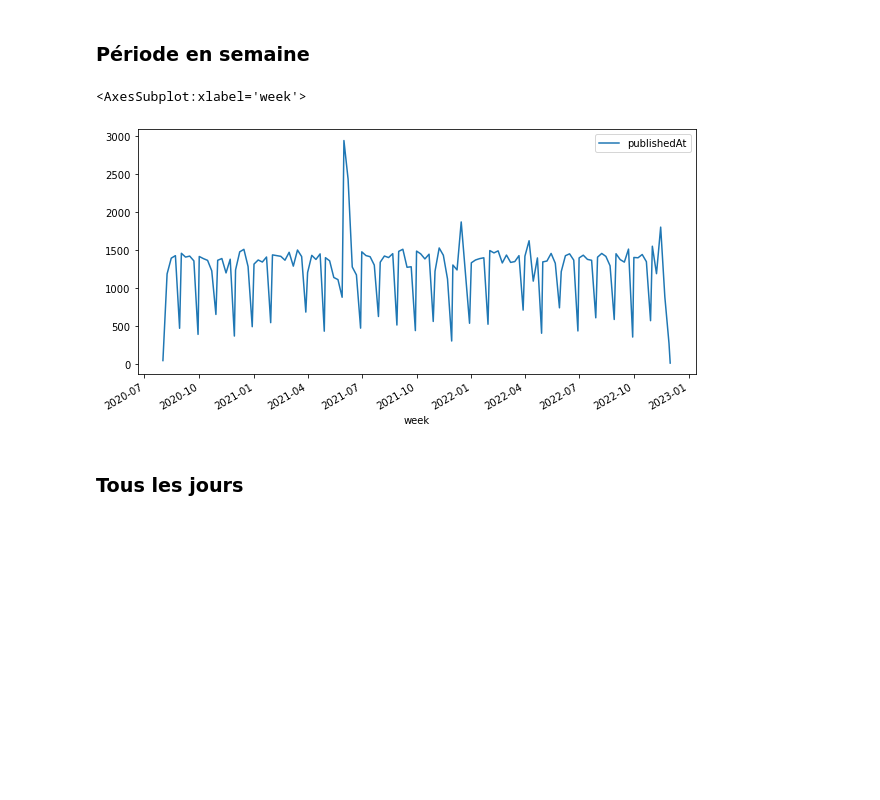
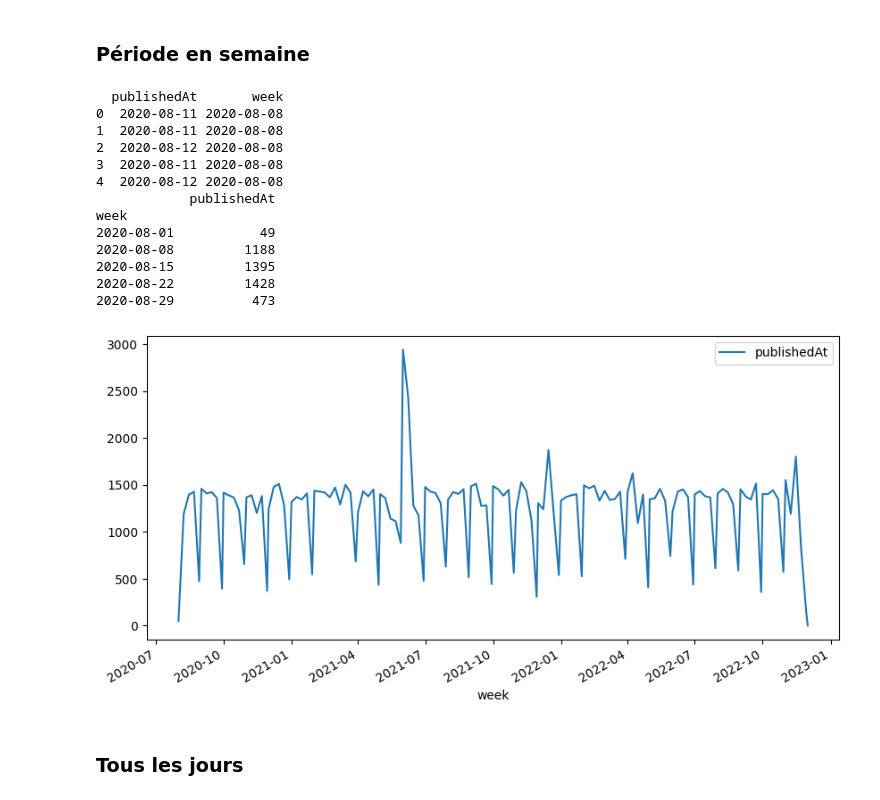
Before and after one commit to kjousselin/M2_serie_chrono, a Jupyter notebook: code.ipynb, the cells around one changed output. Drawn from its saved outputs; the diff is of its cells as text; code cells hidden in the pictures; blank space fills up the shorter version.

```diff
--- a/code.ipynb
+++ b/code.ipynb
@@ -3,7 +3,8 @@ import numpy as np
 import matplotlib.pyplot as plt
 import pandas as pd
 # %%
-data = pd.read_csv('/users/2023/ds2/118003905/Téléchargements/FR_youtube_trending_data.csv')
+data = pd.read_csv('D:/M2_datasets/Serie_chrono/Projet/youtube/FR_youtube_trending_data.csv')                                             # Ordi Kévin
+#data = pd.read_csv('/users/2023/ds2/118003905/Téléchargements/FR_youtube_trending_data.csv')     # Ordi Salle i008
 # %%
 df = data[['publishedAt']].copy()
 df['publishedAt'] = df['publishedAt'].apply(lambda x: x[:10])
@@ -54,10 +64,26 @@ plt.show()
 ### Période en semaine
 # %%
 df['week'] = df['publishedAt'] - pd.to_timedelta((df['publishedAt'].dt.day - 1) % 7, unit='d')
-df.groupby('week').count().plot(figsize=(10,5))
+print(df.head(5))
+df_week = df.groupby('week').count()
+print(df_week.head(5))
+df_week.plot(figsize=(10,5))
+df_week.to_csv("export_nb_par_semaine.csv")
 # %% [output]
-<AxesSubplot:xlabel='week'>
+  publishedAt       week
+0  2020-08-11 2020-08-08
+1  2020-08-11 2020-08-08
+2  2020-08-12 2020-08-08
+3  2020-08-11 2020-08-08
+4  2020-08-12 2020-08-08
+            publishedAt
+week
+2020-08-01           49
+2020-08-08         1188
+2020-08-15         1395
+2020-08-22         1428
+2020-08-29          473
-[figure, old version]
+[figure, new version]
 # %% [markdown]
 ### Tous les jours
 # %%
```
Also changed, not shown: parts of 2 cells of this notebook.
